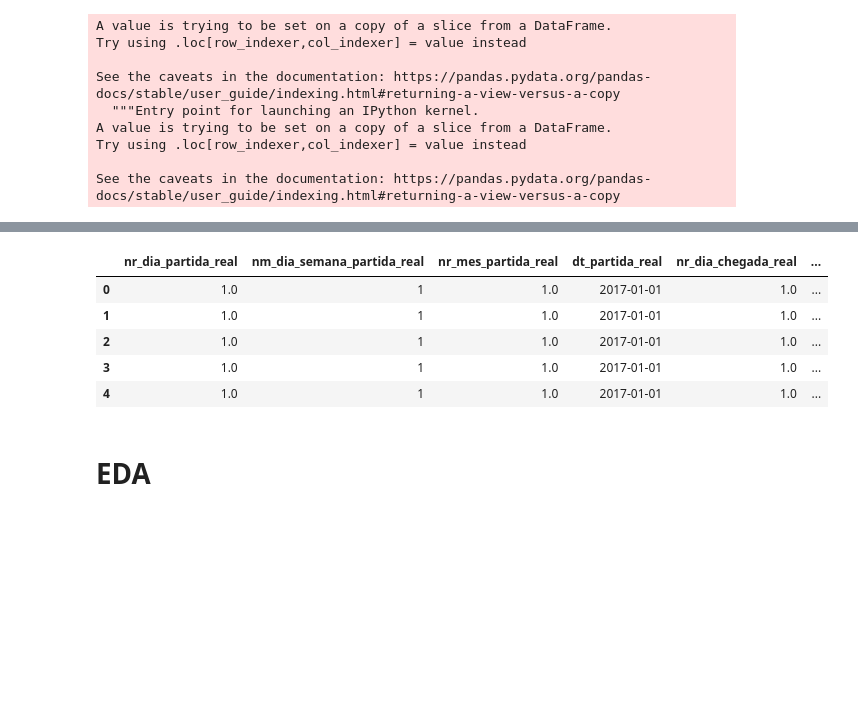
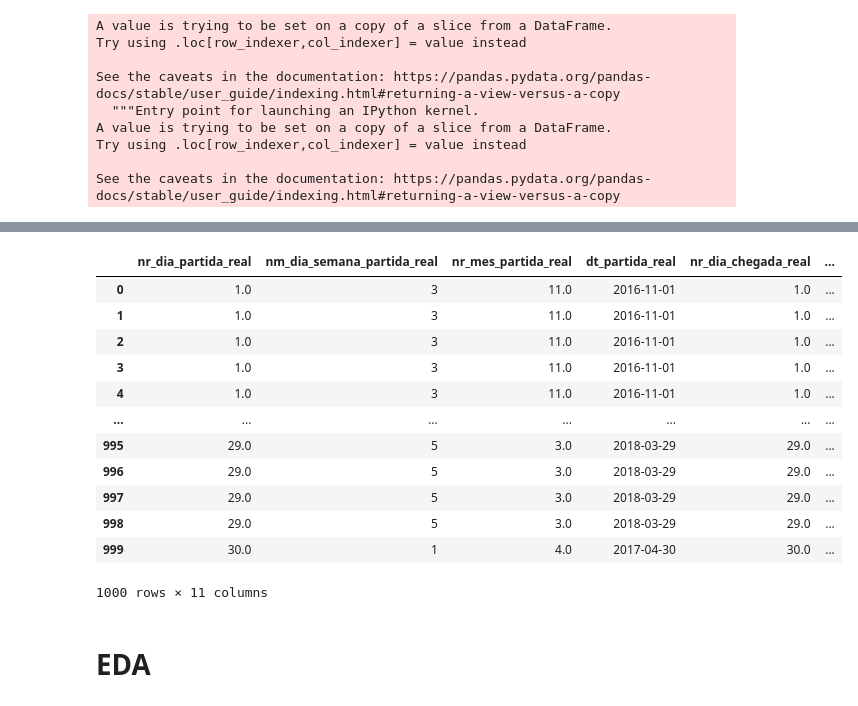
Before and after one commit to welberthdouglas/Civil_Aviation_ML, a Jupyter notebook: CA_SP-RJ.ipynb, the cells around one changed output, grey strips where cells are left out. Drawn from its saved outputs; the diff is of its cells as text; code cells hidden in the pictures; blank space fills up the shorter version.

Commit message:
update feriados

```diff
--- a/CA_SP-RJ.ipynb
+++ b/CA_SP-RJ.ipynb
@@ -49,0 +59,2 @@ Name: nr_dia_partida_real, dtype: int64
+# %%
+anac_df = anac_df.merge(feriados[['data_1','fl_feriado']], left_on='dt_partida_real', right_on='data_1', how = 'left')
@@ -49,0 +65,2 @@ Name: nr_dia_partida_real, dtype: int64
+# %%
+anac_df.fillna(int(0), inplace=True)
@@ -60,6 +93,7 @@ keep_list = ["id_basica",
              "nm_mes_partida_real",
              "nr_mes_partida_real",
              "dt_partida_real",
+             "fl_feriado",
              "hr_chegada_real",
              "nr_dia_chegada_real",
              "nm_dia_semana_chegada_real",
@@ -129,5 +170,6 @@ data_enc.head()
 # %%
-data_grouped = data_enc.groupby(['nr_dia_partida_real','nm_dia_semana_partida_real','nr_mes_partida_real','dt_partida_real','nr_dia_chegada_real','nm_dia_semana_chegada_real','hr_partida_round','hr_chegada_round'])[['nr_passag_pagos','nr_assentos_ofertados']].agg('sum').reset_index()
+data_grouped = data_enc.groupby(['nr_dia_partida_real','nm_dia_semana_partida_real','nr_mes_partida_real','dt_partida_real','nr_dia_chegada_real','nm_dia_semana_chegada_real','hr_partida_round','hr_chegada_round','fl_feriado']).agg(nr_passag_pagos=('nr_passag_pagos', np.sum),
+nr_assentos_ofertados=('nr_assentos_ofertados', np.sum)).reset_index()
 # %%
 data_grouped.shape
 # %% [output]
@@ -135,12 +177,19 @@ data_grouped.shape
 # %%
-data_grouped.head()
+data_grouped.head(1000)
 # %% [output]
 |  | nr_dia_partida_real | nm_dia_semana_partida_real | nr_mes_partida_real | dt_partida_real | nr_dia_chegada_real | ... |
-| 0 | 1.0 | 1 | 1.0 | 2017-01-01 | 1.0 | ... |
-| 1 | 1.0 | 1 | 1.0 | 2017-01-01 | 1.0 | ... |
-| 2 | 1.0 | 1 | 1.0 | 2017-01-01 | 1.0 | ... |
-| 3 | 1.0 | 1 | 1.0 | 2017-01-01 | 1.0 | ... |
-| 4 | 1.0 | 1 | 1.0 | 2017-01-01 | 1.0 | ... |
+| 0 | 1.0 | 3 | 11.0 | 2016-11-01 | 1.0 | ... |
+| 1 | 1.0 | 3 | 11.0 | 2016-11-01 | 1.0 | ... |
+| 2 | 1.0 | 3 | 11.0 | 2016-11-01 | 1.0 | ... |
+| 3 | 1.0 | 3 | 11.0 | 2016-11-01 | 1.0 | ... |
+| 4 | 1.0 | 3 | 11.0 | 2016-11-01 | 1.0 | ... |
+| ... | ... | ... | ... | ... | ... | ... |
+| 995 | 29.0 | 5 | 3.0 | 2018-03-29 | 29.0 | ... |
+| 996 | 29.0 | 5 | 3.0 | 2018-03-29 | 29.0 | ... |
+| 997 | 29.0 | 5 | 3.0 | 2018-03-29 | 29.0 | ... |
+| 998 | 29.0 | 5 | 3.0 | 2018-03-29 | 29.0 | ... |
+| 999 | 30.0 | 1 | 4.0 | 2017-04-30 | 30.0 | ... |
+1000 rows × 11 columns
 # %% [markdown]
 # EDA
 # %%
```
Also changed, not shown: parts of 27 cells of this notebook, 1 other file.
